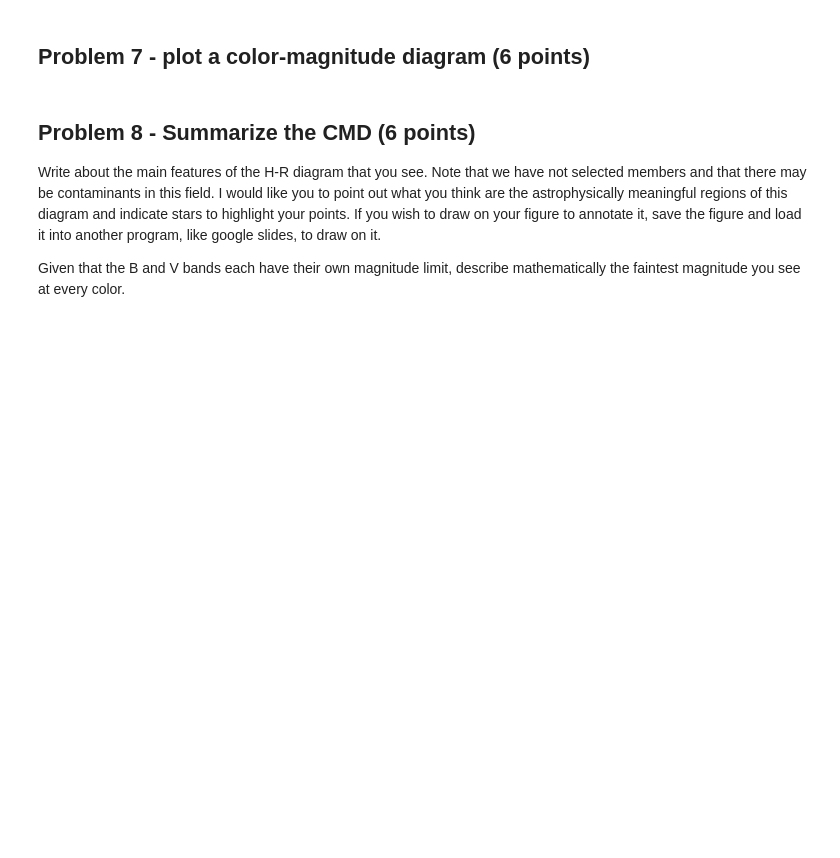
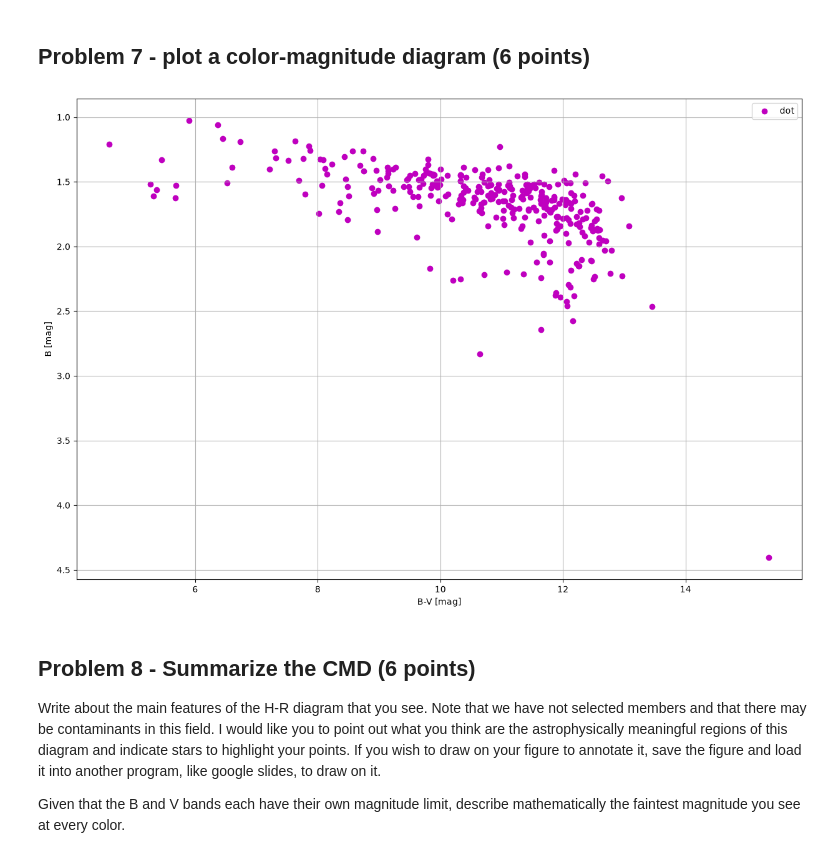
Before and after one commit to JHavens2187/ReductionProject, a Jupyter notebook: cluster_photometry_student.ipynb, the cells around one changed output. Cells and saved outputs as stored; diff of their text form; code cells hidden in the pictures; blank space fills up the shorter version.

```diff
--- a/cluster_photometry_student.ipynb
+++ b/cluster_photometry_student.ipynb
@@ -618,0 +623,16 @@ The PHOTZP has been determined by me using PAN-STARRS photometry of stars in our
+# %%
+#***********************
+# your code to convert instrumental magnitudes in each band to calibrated magnitudes.
+Bcombimage, Bcombheader = fits.getdata('M29B.fits',header=True)
+BZP = Bcombheader['PHOTZP']
+print(BZP)
+
+Vcombimage, Vcombheader = fits.getdata('M29G.fits',header=True)
+VZP = Vcombheader['PHOTZP']
+print(VZP)
+
+calbmag = bmag + float(BZP)
+calvmag = vmag + float(VZP)
+
+print(calbmag)
+print(calvmag)
@@ -627,3 +659,17 @@ plt.grid(True)
+# %%
+#**************************
+# your figure here
+plt.figure(figsize=(15,10))
+
+plt.scatter(calbmag, calbmag - calvmag, c='m', marker='o',label='dot')
+
+plt.legend()
+plt.gca().invert_yaxis()
+plt.ylabel("B [mag]")
+plt.xlabel("B-V [mag]")
+plt.grid(True)
+# %% [output]
+[figure, added]
 # %% [markdown]
 ## Problem 8 - Summarize the CMD (6 points)
 Write about the main features of the H-R diagram that you see.  Note that we have not selected members and that there may be contaminants in this field.  I would like you to point out what you think are the astrophysically meaningful regions of this diagram and indicate stars to highlight your points.   If you wish to draw on your figure to annotate it, save the figure and load it into another program, like google slides, to draw on it.
```
Also changed, not shown: parts of 8 cells of this notebook.
